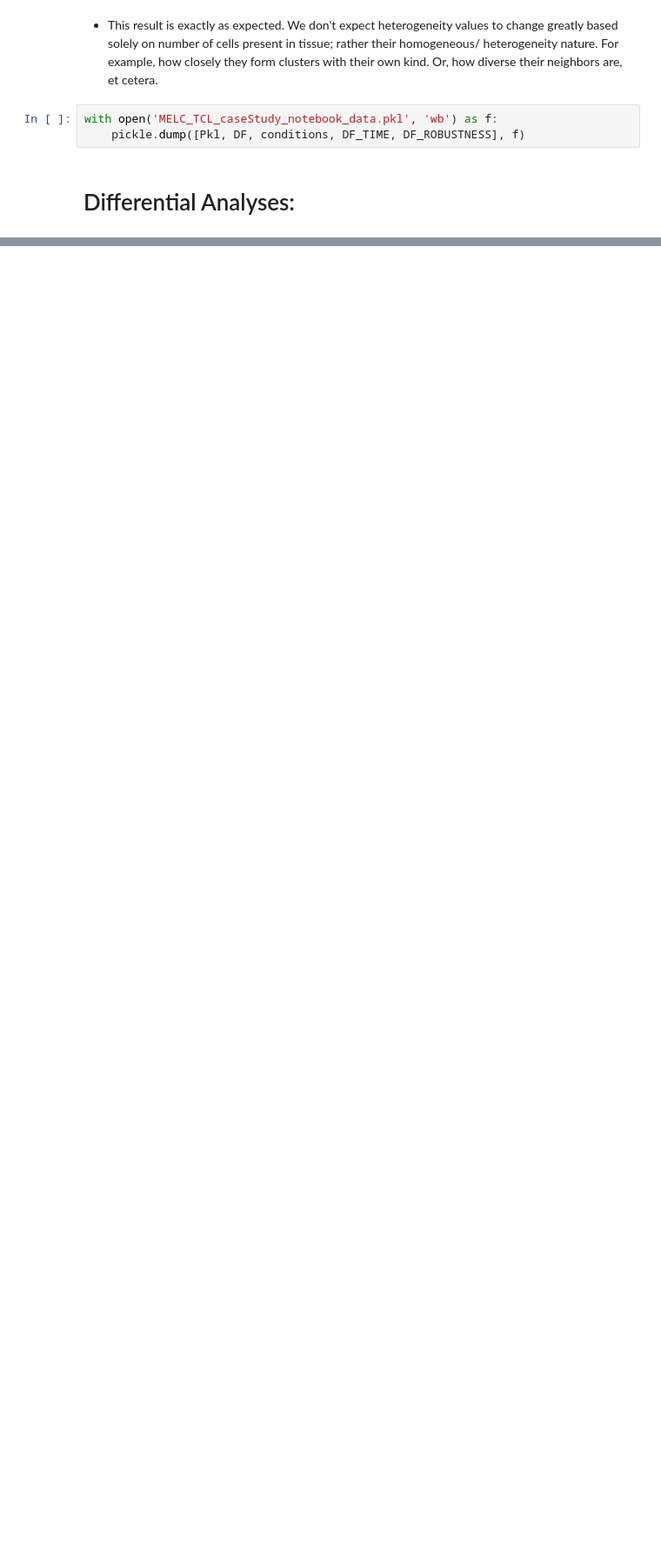
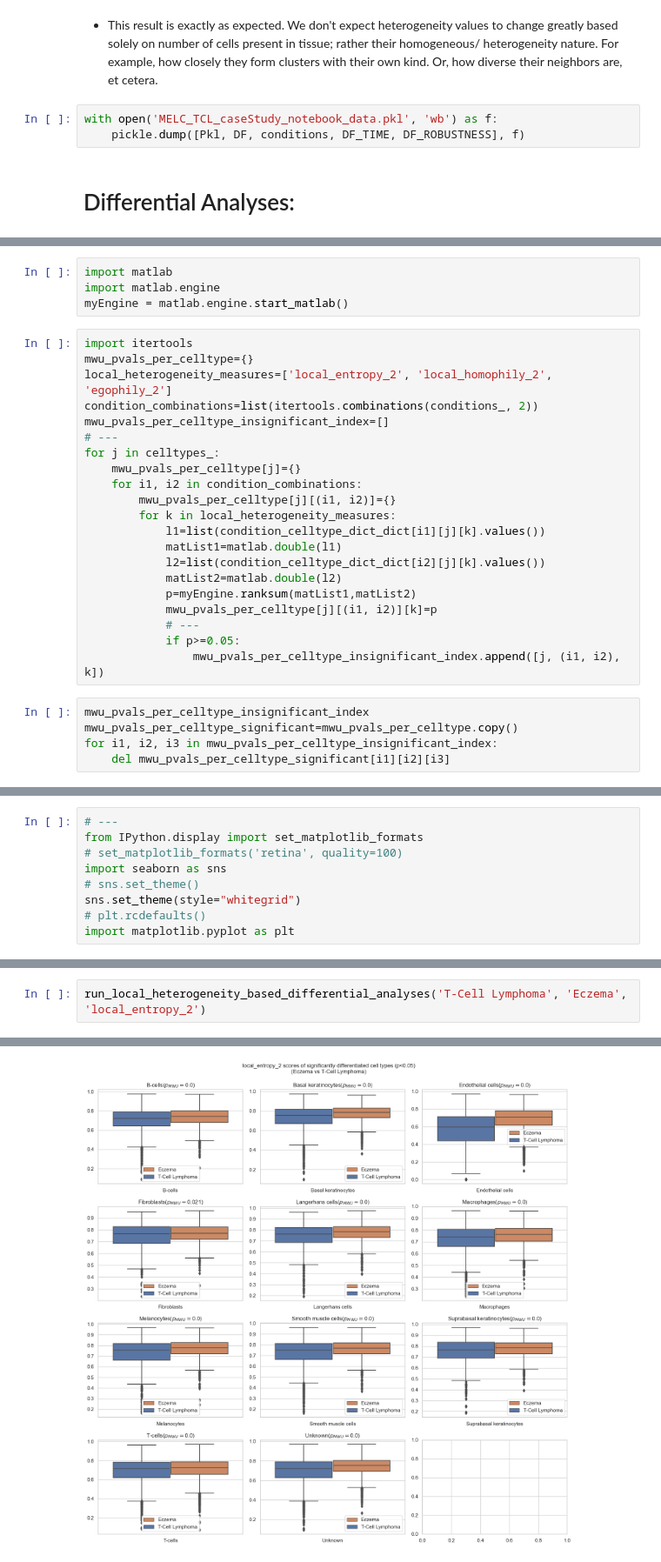
Before and after one commit to bionetslab/SHouT, a Jupyter notebook: MELC_TCL_caseStudy.ipynb, the cells around one changed output, grey strips where cells are left out. Shown at 87% size. Drawn from its saved outputs; the diff is of its cells as text; blank space fills up the shorter version.

```diff
--- a/MELC_TCL_caseStudy.ipynb
+++ b/MELC_TCL_caseStudy.ipynb
@@ -266,0 +340,30 @@ with open('MELC_TCL_caseStudy_notebook_data.pkl', 'wb') as f:
+# %%
+import matlab
+import matlab.engine
+myEngine = matlab.engine.start_matlab()
+# %%
+import itertools
+mwu_pvals_per_celltype={}
+local_heterogeneity_measures=['local_entropy_2', 'local_homophily_2', 'egophily_2']
+condition_combinations=list(itertools.combinations(conditions_, 2))
+mwu_pvals_per_celltype_insignificant_index=[]
+# ---
+for j in celltypes_:
+    mwu_pvals_per_celltype[j]={}
+    for i1, i2 in condition_combinations:
+        mwu_pvals_per_celltype[j][(i1, i2)]={}
+        for k in local_heterogeneity_measures:
+            l1=list(condition_celltype_dict_dict[i1][j][k].values())
+            matList1=matlab.double(l1)
+            l2=list(condition_celltype_dict_dict[i2][j][k].values())
+            matList2=matlab.double(l2)
+            p=myEngine.ranksum(matList1,matList2)
+            mwu_pvals_per_celltype[j][(i1, i2)][k]=p
+            # ---
+            if p>=0.05:
+                mwu_pvals_per_celltype_insignificant_index.append([j, (i1, i2), k])
+# %%
+mwu_pvals_per_celltype_insignificant_index
+mwu_pvals_per_celltype_significant=mwu_pvals_per_celltype.copy()
+for i1, i2, i3 in mwu_pvals_per_celltype_insignificant_index:
+    del mwu_pvals_per_celltype_significant[i1][i2][i3]
@@ -266,0 +372,9 @@ with open('MELC_TCL_caseStudy_notebook_data.pkl', 'wb') as f:
+# %%
+# ---
+from IPython.display import set_matplotlib_formats
+# set_matplotlib_formats('retina', quality=100)
+import seaborn as sns
+# sns.set_theme()
+sns.set_theme(style="whitegrid")
+# plt.rcdefaults()
+import matplotlib.pyplot as plt
@@ -266,0 +488,3 @@ with open('MELC_TCL_caseStudy_notebook_data.pkl', 'wb') as f:
+# %%
+run_local_heterogeneity_based_differential_analyses('T-Cell Lymphoma', 'Eczema', 'local_entropy_2')
+# %% [output]
@@ -266,0 +502 @@ with open('MELC_TCL_caseStudy_notebook_data.pkl', 'wb') as f:
+[figure, added]
```
Also changed, not shown: parts of 24 cells of this notebook, 11 other files.
